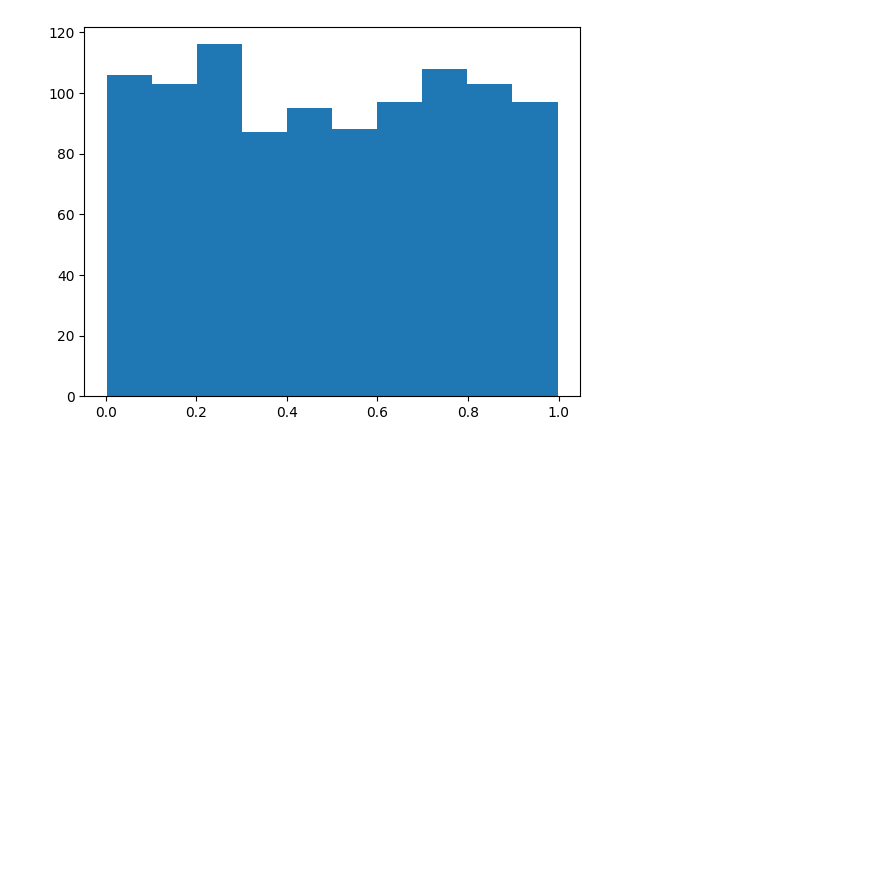
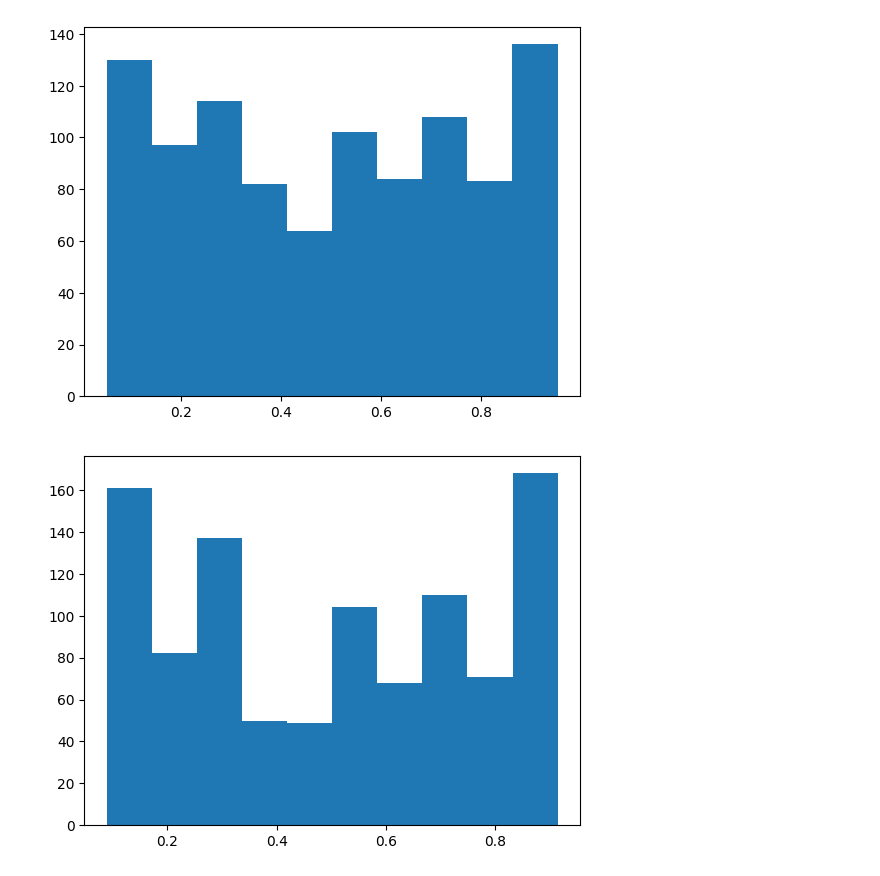
Before and after one commit to triptesh1212/industrial-maths-project-2, a Jupyter notebook: Intial_model.ipynb, the cells around one changed output. Cells and saved outputs as stored; diff of their text form; code cells hidden in the pictures; blank space fills up the shorter version.

```diff
--- a/Intial_model.ipynb
+++ b/Intial_model.ipynb
@@ -1,15 +1,42 @@
 # %%
 import numpy as np
 import matplotlib.pyplot as plt
-# %%
-n = 1000 #number of agents
-m = 0 # number of advertisers
-
-R = 0.5
-# %%
-agents = np.random.rand(n)
-
-plt.hist(agents)
-plt.show()
-# %% [output]
-[figure, removed]
+# %%
+# for a in agents:
+def one_step(agent, agents):
+
+    selected = np.where(np.abs(agents - agent) <= R)[0]
+    update = np.average(agents[selected])
+
+    return update
+# %%
+#inital state variables
+
+n = 1000 #number of agents
+m = 0 # number of advertisers
+R = 0.1 #opinion condfidance bound
+
+rounds = 5
+
+#initialize the agents
+agents = np.random.rand(n)
+
+
+#do t time steps (main loop)
+for r in range(rounds):
+
+    #make a temp list of agents
+    agents_next = np.zeros(n)
+
+    #loop over all agents
+    for i, a in enumerate(agents):
+        agents_next[i] = one_step(a, agents)
+
+    #update the agents list
+    agents = np.copy(agents_next)
+
+    plt.hist(agents)
+    plt.show()
+# %% [output]
+[figure, added]
+[figure, added]
```
Also changed, not shown: parts of 1 cell of this notebook.
